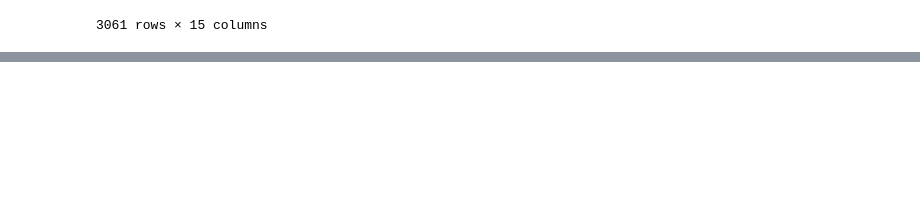
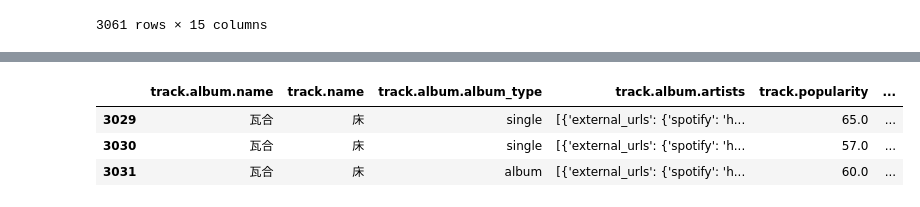
Before and after one commit to abedasalsabil/spotify, a Jupyter notebook: cleaning /proj 4_May.ipynb, the cells around one changed output, grey strips where cells are left out. Saved outputs shown, nothing was run; the diff lists cells and outputs as text; code cells hidden in the pictures; blank space fills up the shorter version.

```diff
--- a/cleaning /proj 4_May.ipynb
+++ b/cleaning /proj 4_May.ipynb
@@ -43,0 +64,7 @@ df
+# %%
+df[df['track.name']=='Jena Mbreter 2']
+# %% [output]
+|  | track.album.name | track.name | track.album.album_type | track.album.artists | track.popularity | ... |
+| 3029 | 瓦合 | 床 | single | [{'external_urls': {'spotify': 'h... | 65.0 | ... |
+| 3030 | 瓦合 | 床 | single | [{'external_urls': {'spotify': 'h... | 57.0 | ... |
+| 3031 | 瓦合 | 床 | album | [{'external_urls': {'spotify': 'h... | 60.0 | ... |
```
Also changed, not shown: parts of 13 cells of this notebook, 1 other file.
